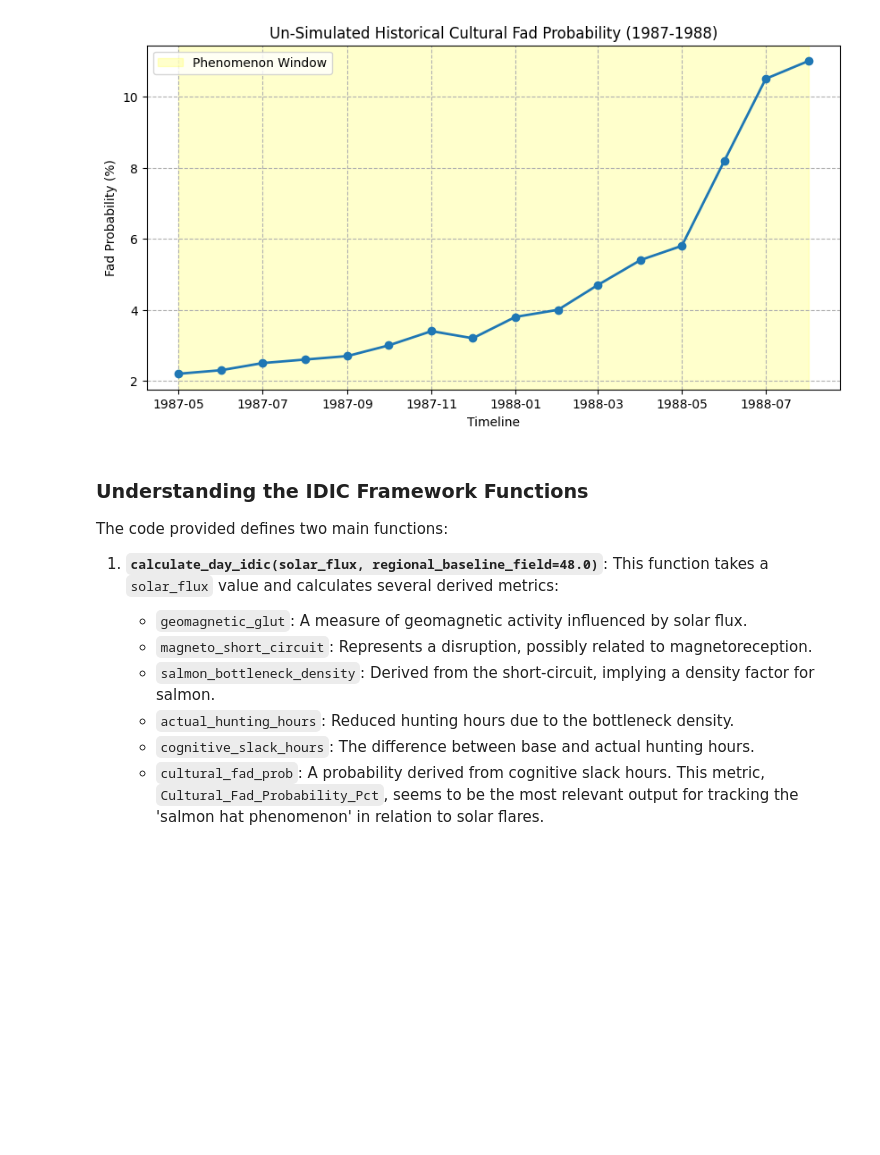
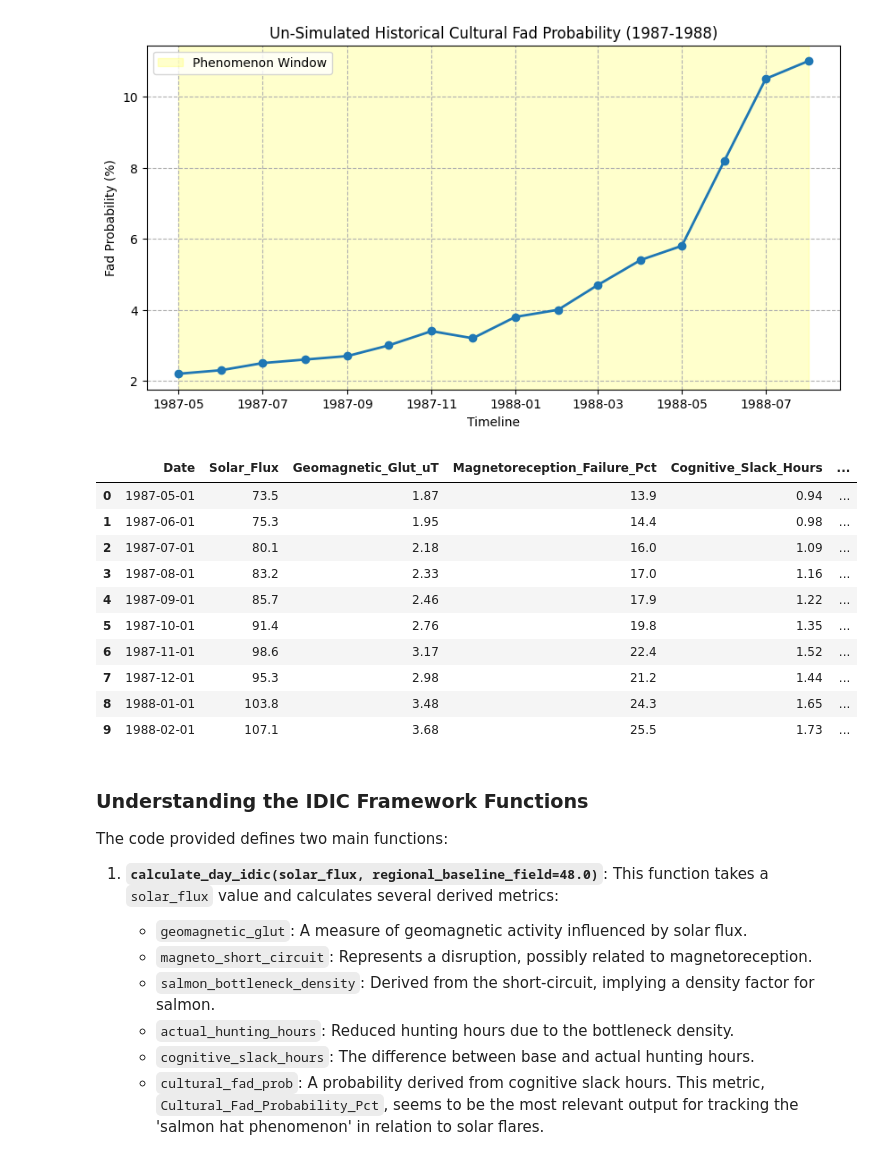
Before and after one commit to duderanch68/Project-IDIC-Geomagnetic-Glut, a Jupyter notebook: Untitled1.ipynb, the cells around one changed output. Cells and saved outputs as stored; diff of their text form; code cells hidden in the pictures; blank space fills up the shorter version.

```diff
--- a/Untitled1.ipynb
+++ b/Untitled1.ipynb
@@ -206,6 +206,20 @@ plt.show()
 # %% [output]
 Plot saved as 'Cultural_Fad_Probability_1987_1988_Highlighted.png'
 [figure]
+# %%
+display(df_real.head(10))
+# %% [output]
+|  | Date | Solar_Flux | Geomagnetic_Glut_uT | Magnetoreception_Failure_Pct | Cognitive_Slack_Hours | ... |
+| 0 | 1987-05-01 | 73.5 | 1.87 | 13.9 | 0.94 | ... |
+| 1 | 1987-06-01 | 75.3 | 1.95 | 14.4 | 0.98 | ... |
+| 2 | 1987-07-01 | 80.1 | 2.18 | 16.0 | 1.09 | ... |
+| 3 | 1987-08-01 | 83.2 | 2.33 | 17.0 | 1.16 | ... |
+| 4 | 1987-09-01 | 85.7 | 2.46 | 17.9 | 1.22 | ... |
+| 5 | 1987-10-01 | 91.4 | 2.76 | 19.8 | 1.35 | ... |
+| 6 | 1987-11-01 | 98.6 | 3.17 | 22.4 | 1.52 | ... |
+| 7 | 1987-12-01 | 95.3 | 2.98 | 21.2 | 1.44 | ... |
+| 8 | 1988-01-01 | 103.8 | 3.48 | 24.3 | 1.65 | ... |
+| 9 | 1988-02-01 | 107.1 | 3.68 | 25.5 | 1.73 | ... |
 # %% [markdown]
 ### Understanding the IDIC Framework Functions
 
```
Also changed, not shown: parts of 2 cells of this notebook.
